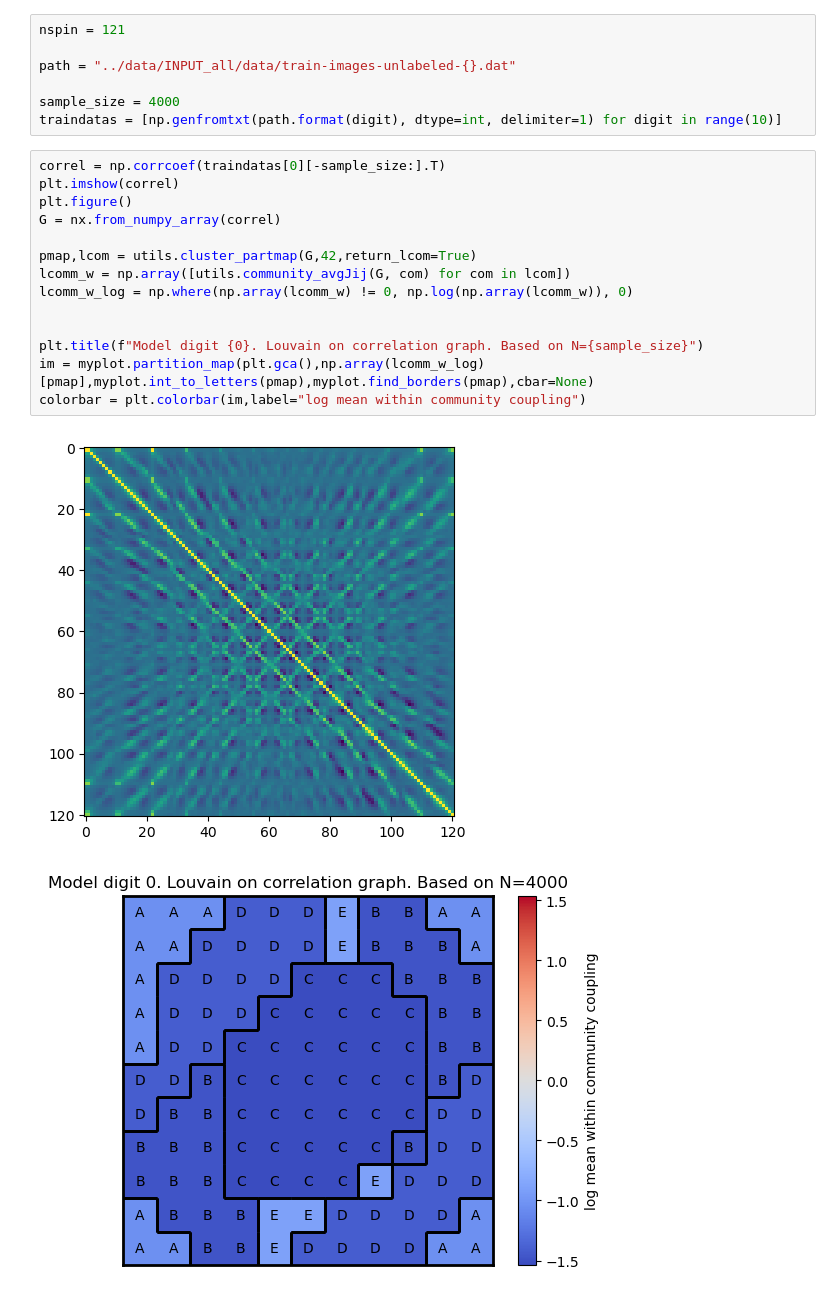
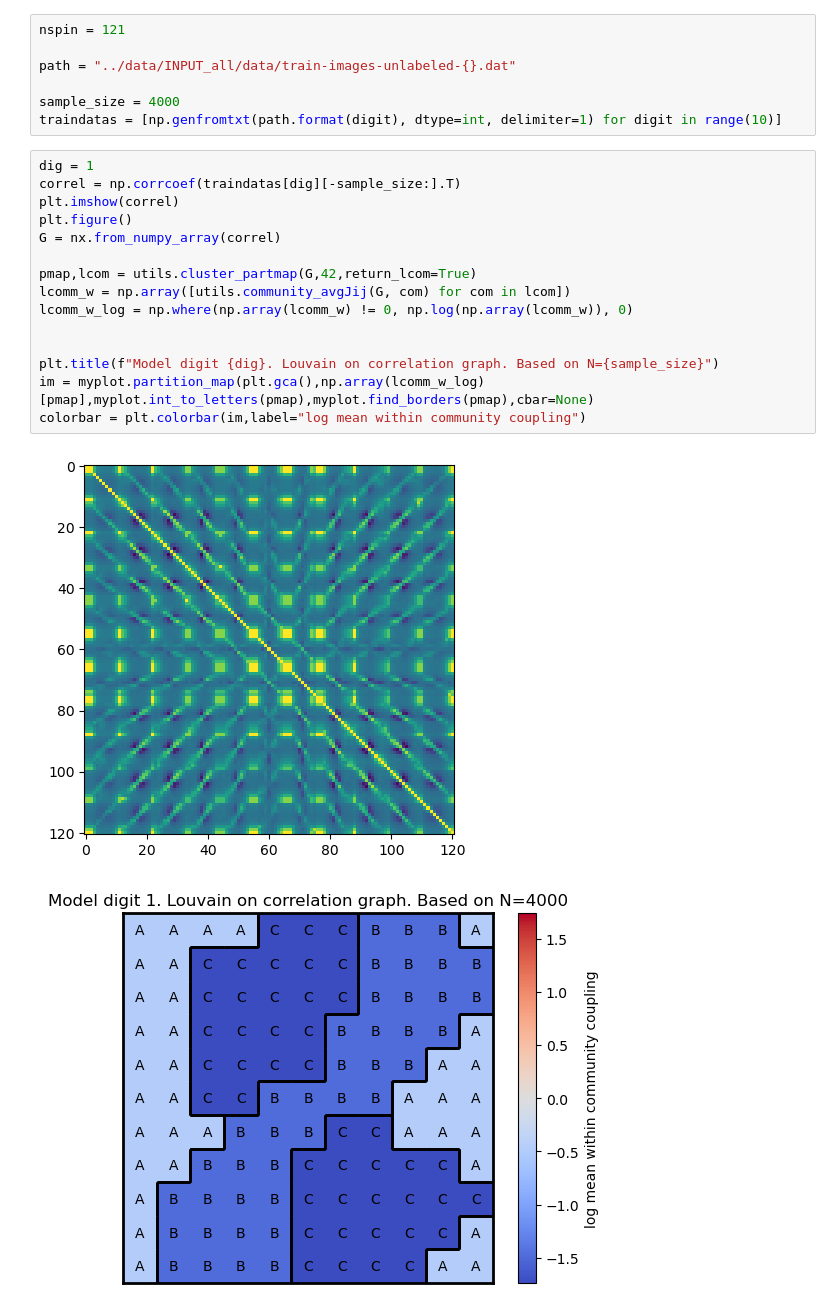
Before and after one commit to PaulHosek/MCM_classifier, a Jupyter notebook: Classifier_1/mcm/paper_plots_pw/louvain_correlmatrix.ipynb, the cells around one changed output. Cells and saved outputs as stored; diff of their text form.

```diff
--- a/Classifier_1/mcm/paper_plots_pw/louvain_correlmatrix.ipynb
+++ b/Classifier_1/mcm/paper_plots_pw/louvain_correlmatrix.ipynb
@@ -24,19 +24,20 @@ path = "../data/INPUT_all/data/train-images-unlabeled-{}.dat"
 sample_size = 4000
 traindatas = [np.genfromtxt(path.format(digit), dtype=int, delimiter=1) for digit in range(10)]
 # %%
-correl = np.corrcoef(traindatas[0][-sample_size:].T)
+dig = 1
+correl = np.corrcoef(traindatas[dig][-sample_size:].T)
 plt.imshow(correl)
 plt.figure()
 G = nx.from_numpy_array(correl)
 
 pmap,lcom = utils.cluster_partmap(G,42,return_lcom=True)
 lcomm_w = np.array([utils.community_avgJij(G, com) for com in lcom])
 lcomm_w_log = np.where(np.array(lcomm_w) != 0, np.log(np.array(lcomm_w)), 0)
 
 
-plt.title(f"Model digit {0}. Louvain on correlation graph. Based on N={sample_size}")
+plt.title(f"Model digit {dig}. Louvain on correlation graph. Based on N={sample_size}")
 im = myplot.partition_map(plt.gca(),np.array(lcomm_w_log)[pmap],myplot.int_to_letters(pmap),myplot.find_borders(pmap),cbar=None)
 colorbar = plt.colorbar(im,label="log mean within community coupling")
 # %% [output]
-[figure, old version]
+[figure, new version]
-[figure, old version]
+[figure, new version]
```
Also changed, not shown: parts of 1 cell of this notebook, 1 other file.
